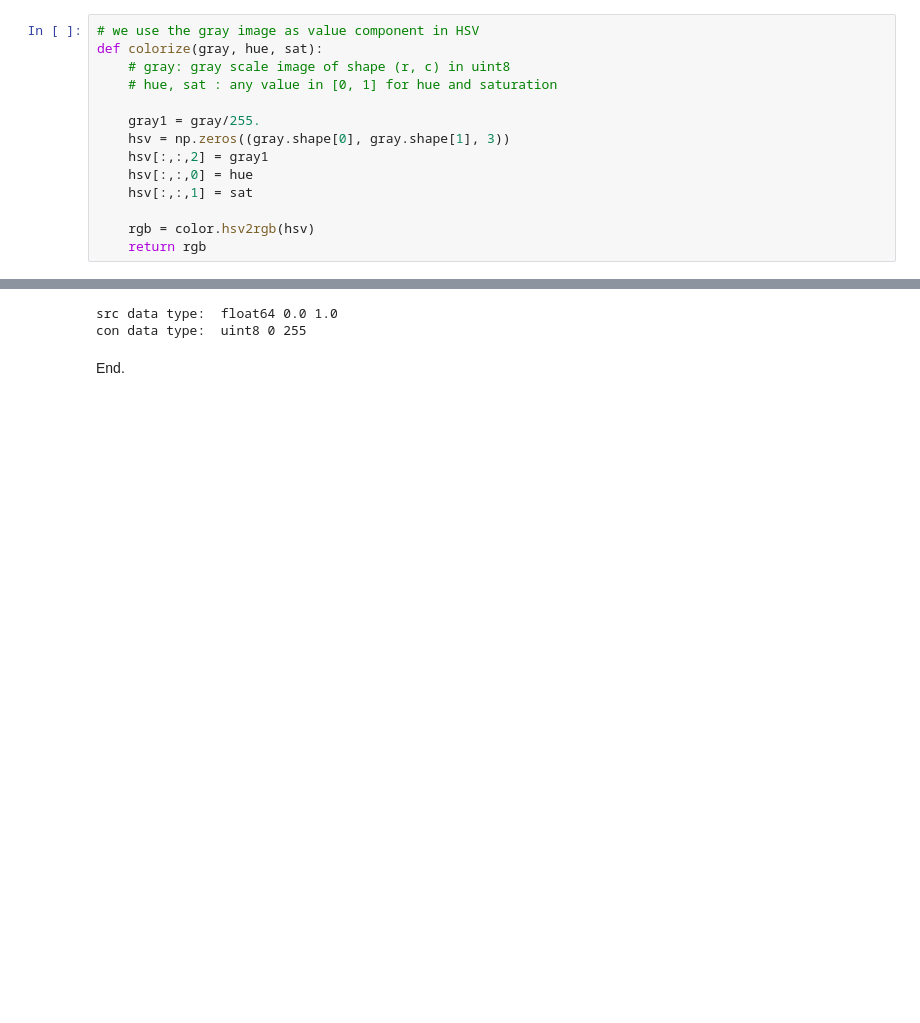
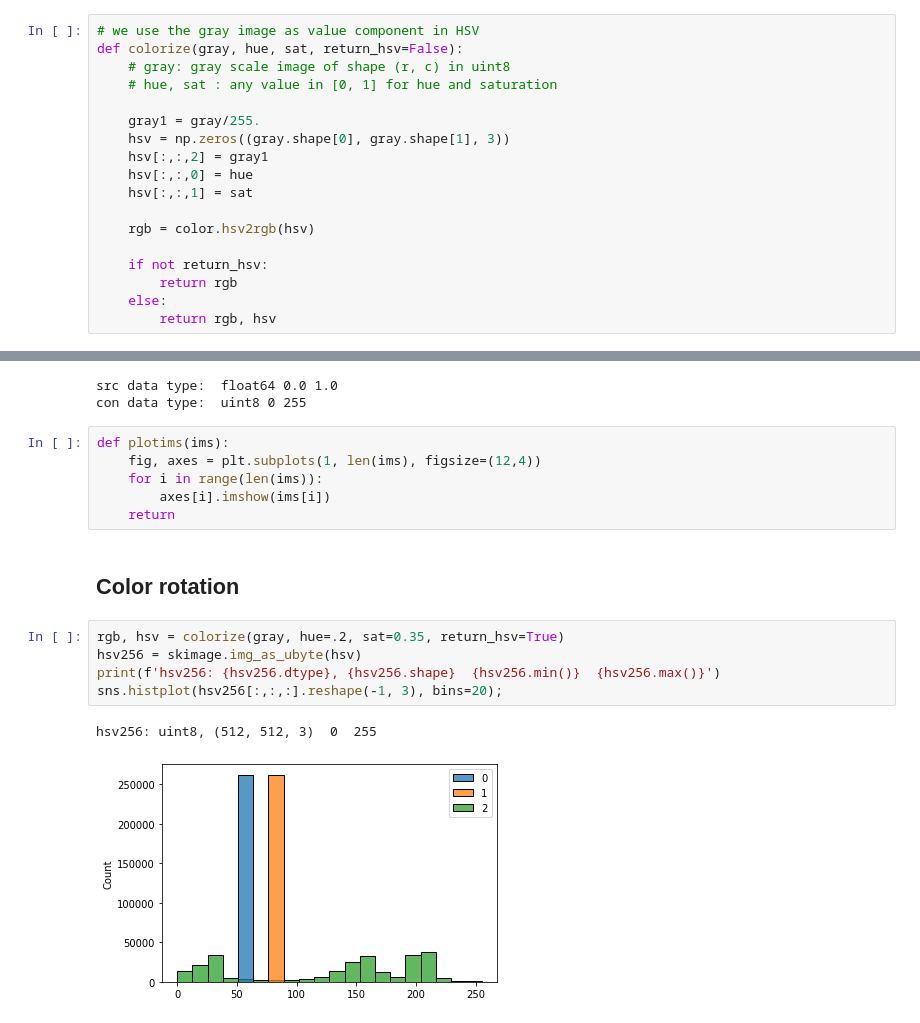
Before and after one commit to yongduek/MAS-2011, a Jupyter notebook: pixel_operations.ipynb, the cells around one changed output, grey strips where cells are left out. Cells and saved outputs as stored; diff of their text form; blank space fills up the shorter version.

```diff
--- a/pixel_operations.ipynb
+++ b/pixel_operations.ipynb
@@ -161,7 +168,7 @@ plt.imshow(rgb);
 [figure]
 # %%
 # we use the gray image as value component in HSV
-def colorize(gray, hue, sat):
+def colorize(gray, hue, sat, return_hsv=False):
     # gray: gray scale image of shape (r, c) in uint8
     # hue, sat : any value in [0, 1] for hue and saturation
 
@@ -172,7 +179,11 @@ def colorize(gray, hue, sat):
     hsv[:,:,1] = sat
 
     rgb = color.hsv2rgb(hsv)
-    return rgb
+
+    if not return_hsv:
+        return rgb
+    else:
+        return rgb, hsv
 # %%
 a = colorize(gray, hue=0.6, sat=0.99)
 plt.imshow(a);
@@ -228,5 +239,19 @@ imageio.imwrite('tinted.png', tinted)
 # %% [output]
 src data type:  float64 0.0 1.0
 con data type:  uint8 0 255
-# %% [markdown]
-End.
+# %%
+def plotims(ims):
+    fig, axes = plt.subplots(1, len(ims), figsize=(12,4))
+    for i in range(len(ims)):
+        axes[i].imshow(ims[i])
+    return
+# %% [markdown]
+## Color rotation
+# %%
+rgb, hsv = colorize(gray, hue=.2, sat=0.35, return_hsv=True)
+hsv256 = skimage.img_as_ubyte(hsv)
+print(f'hsv256: {hsv256.dtype}, {hsv256.shape}  {hsv256.min()}  {hsv256.max()}')
+sns.histplot(hsv256[:,:,:].reshape(-1, 3), bins=20);
+# %% [output]
+hsv256: uint8, (512, 512, 3)  0  255
+[figure, added]
```
Also changed, not shown: parts of 12 cells of this notebook.
